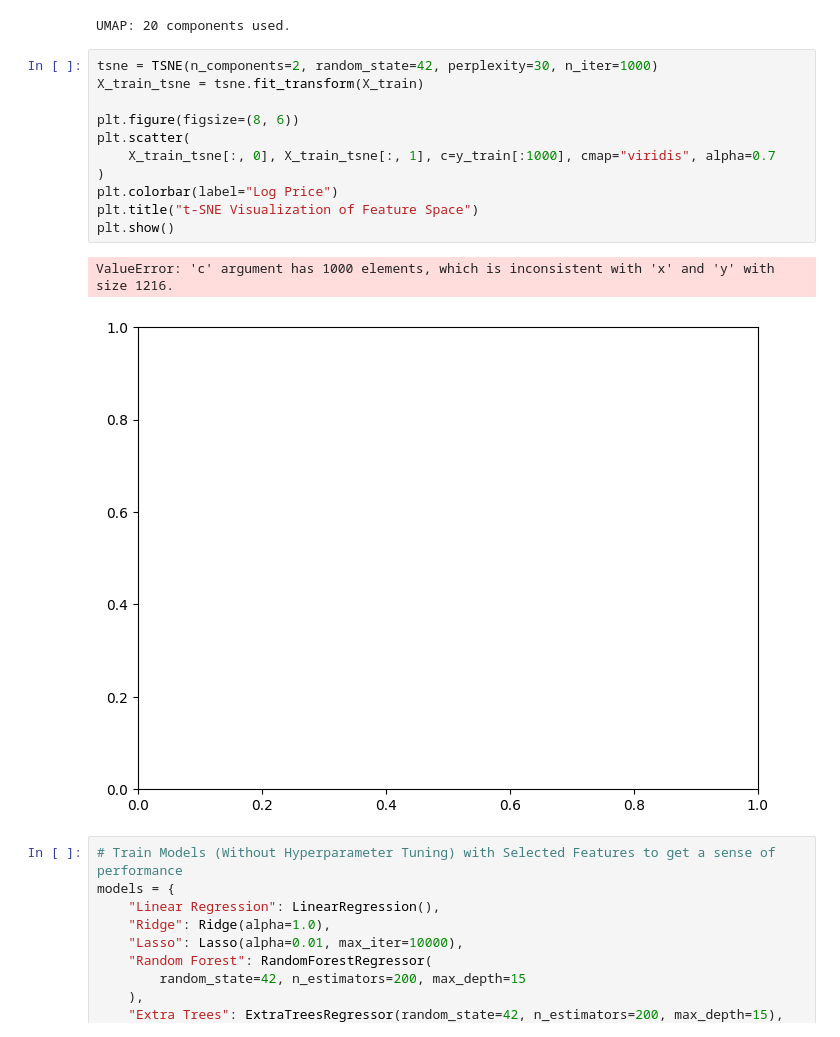
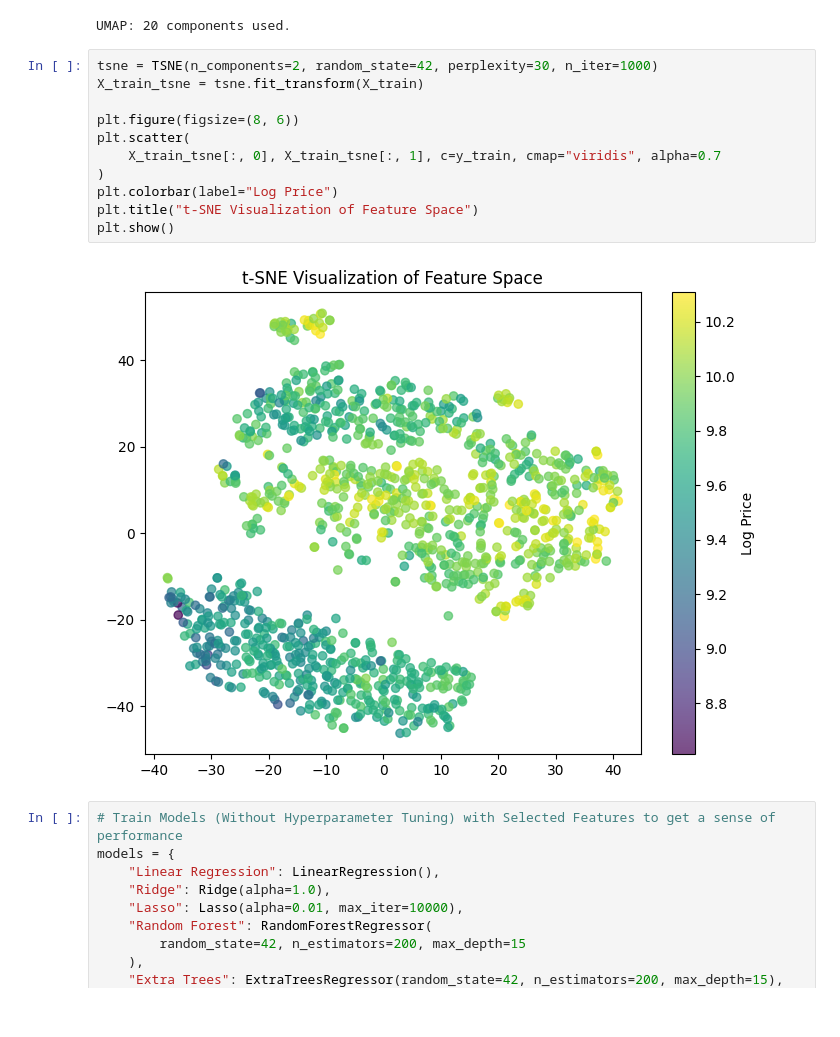
Before and after one commit to Narcis2151/eda_car_listings, a Jupyter notebook: predict_price.ipynb, the cells around one changed output. Drawn from its saved outputs; the diff is of its cells as text.

```diff
--- a/predict_price.ipynb
+++ b/predict_price.ipynb
@@ -67,17 +67,16 @@ UMAP: 20 components used.
 # %%
 tsne = TSNE(n_components=2, random_state=42, perplexity=30, n_iter=1000)
 X_train_tsne = tsne.fit_transform(X_train)
 
 plt.figure(figsize=(8, 6))
 plt.scatter(
-    X_train_tsne[:, 0], X_train_tsne[:, 1], c=y_train[:1000], cmap="viridis", alpha=0.7
+    X_train_tsne[:, 0], X_train_tsne[:, 1], c=y_train, cmap="viridis", alpha=0.7
 )
 plt.colorbar(label="Log Price")
 plt.title("t-SNE Visualization of Feature Space")
 plt.show()
 # %% [output]
-ValueError: 'c' argument has 1000 elements, which is inconsistent with 'x' and 'y' with size 1216.
-[figure, old version]
+[figure, new version]
 # %%
 # Train Models (Without Hyperparameter Tuning) with Selected Features to get a sense of performance
 models = {
```
Also changed, not shown: 2 other files.
